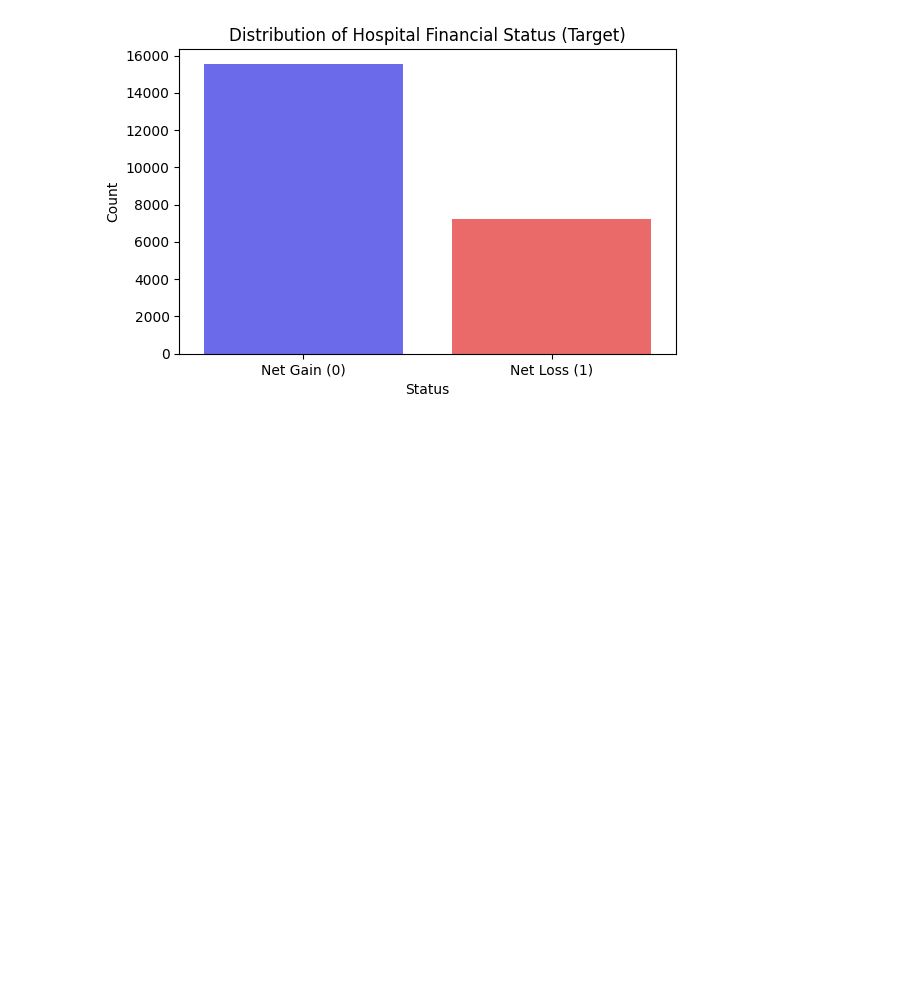
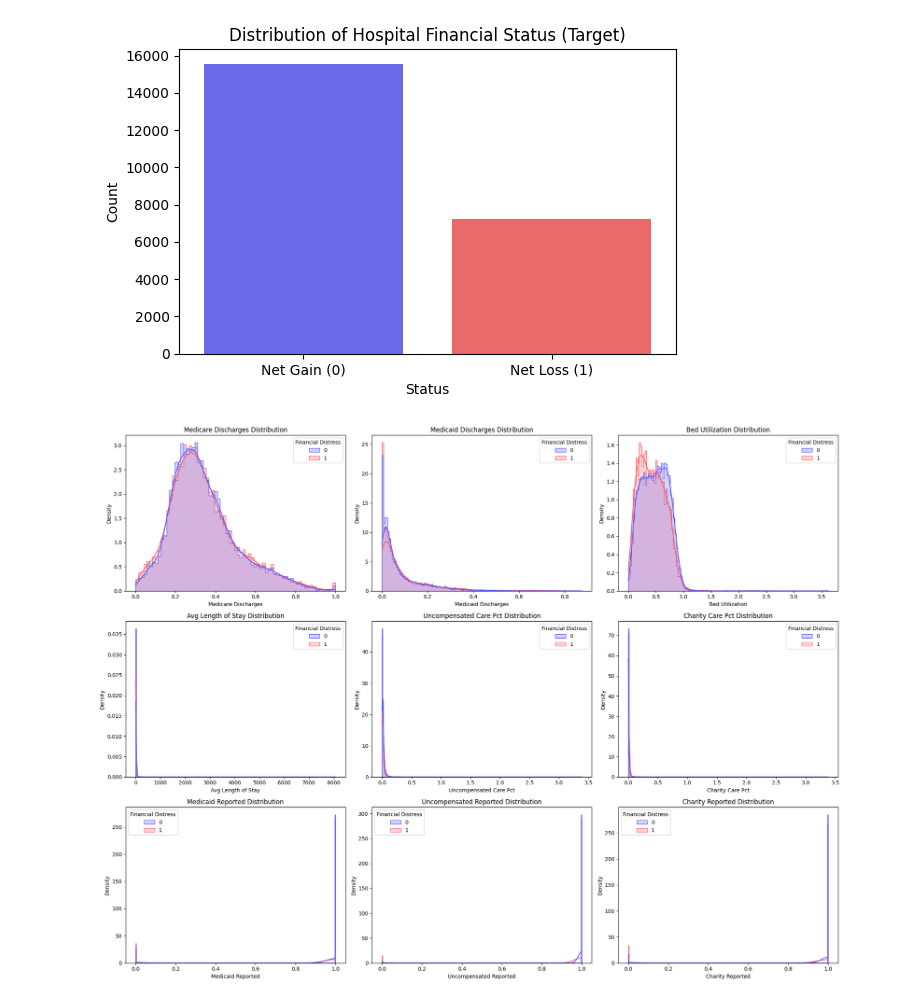
Before and after one commit to Sarah-Eden/hospital-financial-status-prediction, a Jupyter notebook: insights.ipynb, the cells around one changed output. Drawn from its saved outputs; the diff is of its cells as text; code cells hidden in the pictures; blank space fills up the shorter version.

```diff
--- a/insights.ipynb
+++ b/insights.ipynb
@@ -402,13 +402,24 @@ plt.tight_layout()
 plt.show()
 # %% [output]
 [figure]
-# %%
-plt.figure(figsize=(20, 15))
-
-for i, col in enumerate(numeric_features):
-    plt.subplot(2, 3, i+1)
-    sns.hisplot(
-        data=data,
-        x=col,
-        hue='financial_distress',
-    )
+# %%
+plt.figure(figsize=(20,15))
+
+for i, col in enumerate(numeric_features):
+    plt.subplot(3,3,i+1)
+    sns.histplot(
+        data=data,
+        x=col,
+        hue='Financial Distress',
+        kde=True,
+        stat='density',
+        common_norm=False,
+        element='step',
+        palette='seismic'
+    )
+
+    plt.title(f'{col} Distribution')
+plt.tight_layout()
+plt.show()
+# %% [output]
+[figure, added]
```
Also changed, not shown: parts of 21 cells of this notebook, 1 other file.
